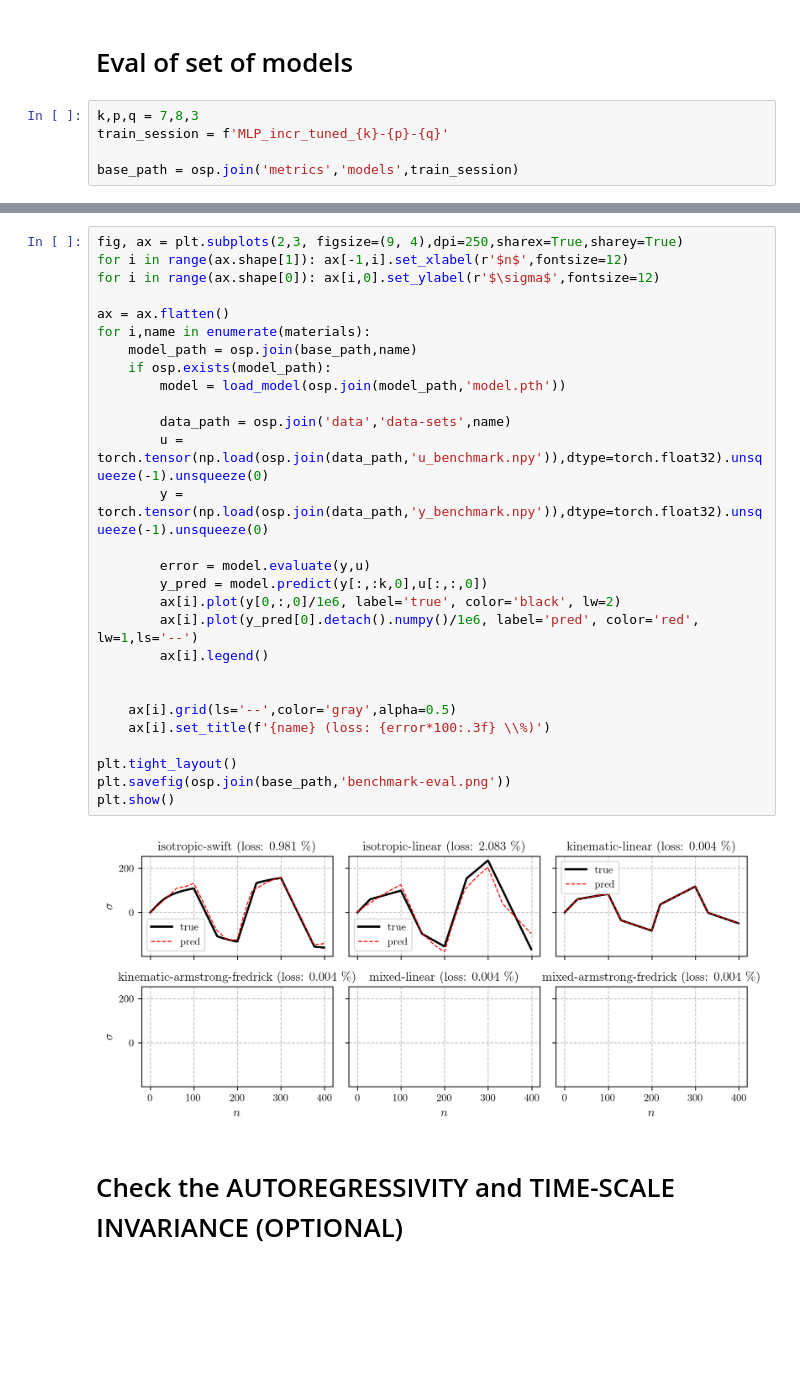
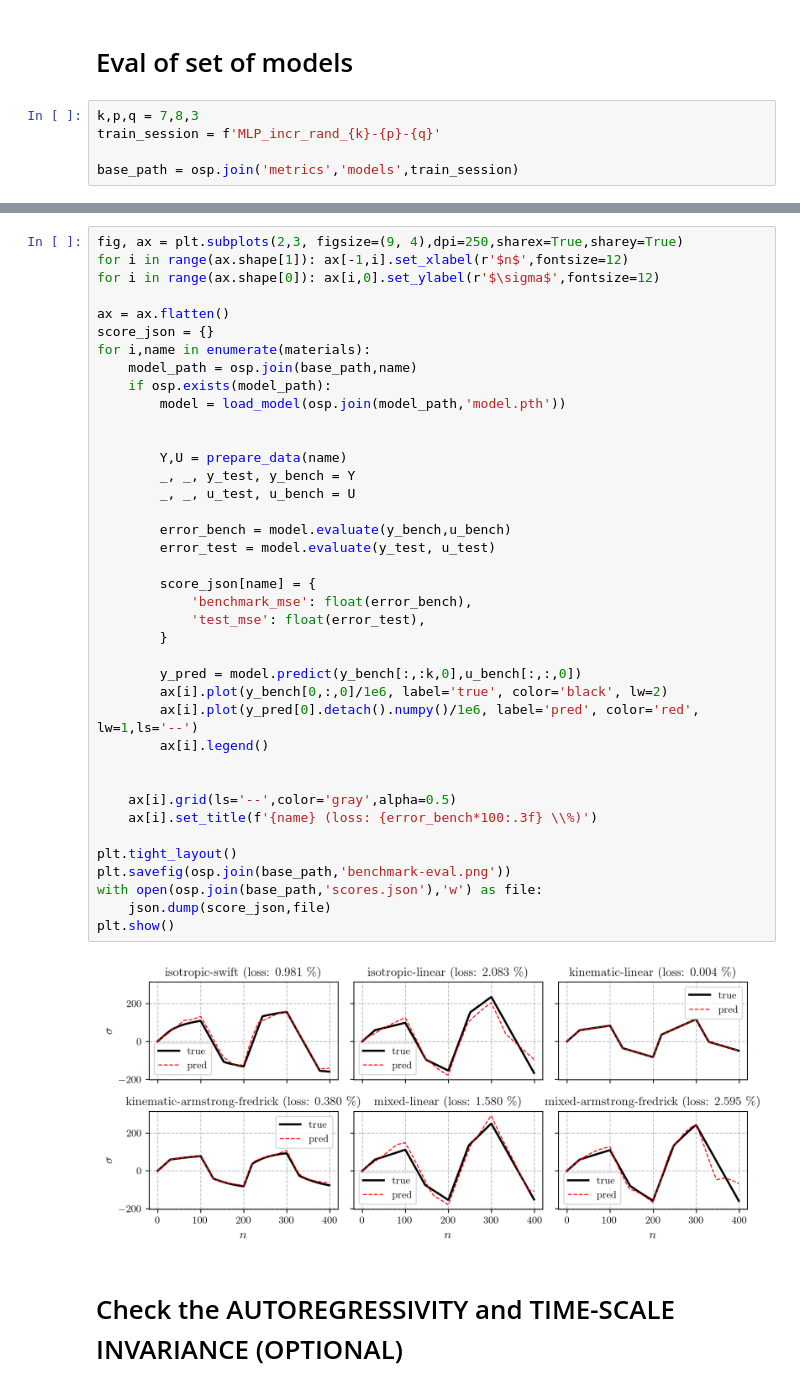
Before and after one commit to zsoca000/EP-neural-nets, a Jupyter notebook: eval.ipynb, the cells around one changed output, grey strips where cells are left out. Cells and saved outputs as stored; diff of their text form; blank space fills up the shorter version.

```diff
--- a/eval.ipynb
+++ b/eval.ipynb
@@ -43,7 +45,7 @@ def plot_response(eps, sig_true, sig_pred, t, plot_iter=[((0,1),'black')]):
 # Eval of set of models
 # %%
 k,p,q = 7,8,3
-train_session = f'MLP_incr_tuned_{k}-{p}-{q}'
+train_session = f'MLP_incr_rand_{k}-{p}-{q}'
 
 base_path = osp.join('metrics','models',train_session)
 # %%
@@ -72,33 +73,44 @@ FileNotFoundError: [Errno 2] No such file or directory: '/mnt/c/users/rdsup/Desk
 # %%
 fig, ax = plt.subplots(2,3, figsize=(9, 4),dpi=250,sharex=True,sharey=True)
 for i in range(ax.shape[1]): ax[-1,i].set_xlabel(r'$n$',fontsize=12)
 for i in range(ax.shape[0]): ax[i,0].set_ylabel(r'$\sigma$',fontsize=12)
 
 ax = ax.flatten()
+score_json = {}
 for i,name in enumerate(materials):
     model_path = osp.join(base_path,name)
     if osp.exists(model_path):
         model = load_model(osp.join(model_path,'model.pth'))
 
-        data_path = osp.join('data','data-sets',name)
-        u = torch.tensor(np.load(osp.join(data_path,'u_benchmark.npy')),dtype=torch.float32).unsqueeze(-1).unsqueeze(0)
-        y = torch.tensor(np.load(osp.join(data_path,'y_benchmark.npy')),dtype=torch.float32).unsqueeze(-1).unsqueeze(0)
 
-        error = model.evaluate(y,u)
-        y_pred = model.predict(y[:,:k,0],u[:,:,0])
-        ax[i].plot(y[0,:,0]/1e6, label='true', color='black', lw=2)
+        Y,U = prepare_data(name)
+        _, _, y_test, y_bench = Y
+        _, _, u_test, u_bench = U
+
+        error_bench = model.evaluate(y_bench,u_bench)
+        error_test = model.evaluate(y_test, u_test)
+
+        score_json[name] = {
+            'benchmark_mse': float(error_bench),
+            'test_mse': float(error_test),
+        }
+
+        y_pred = model.predict(y_bench[:,:k,0],u_bench[:,:,0])
+        ax[i].plot(y_bench[0,:,0]/1e6, label='true', color='black', lw=2)
         ax[i].plot(y_pred[0].detach().numpy()/1e6, label='pred', color='red', lw=1,ls='--')
         ax[i].legend()
 
 
     ax[i].grid(ls='--',color='gray',alpha=0.5)
-    ax[i].set_title(f'{name} (loss: {error*100:.3f} \\%)')
+    ax[i].set_title(f'{name} (loss: {error_bench*100:.3f} \\%)')
 
 plt.tight_layout()
 plt.savefig(osp.join(base_path,'benchmark-eval.png'))
+with open(osp.join(base_path,'scores.json'),'w') as file:
+    json.dump(score_json,file)
 plt.show()
 # %% [output]
-[figure, old version]
+[figure, new version]
 # %% [markdown]
 # Check the AUTOREGRESSIVITY and TIME-SCALE INVARIANCE (OPTIONAL)
 # %%
```
Also changed, not shown: parts of 11 cells of this notebook, 19 other files.
